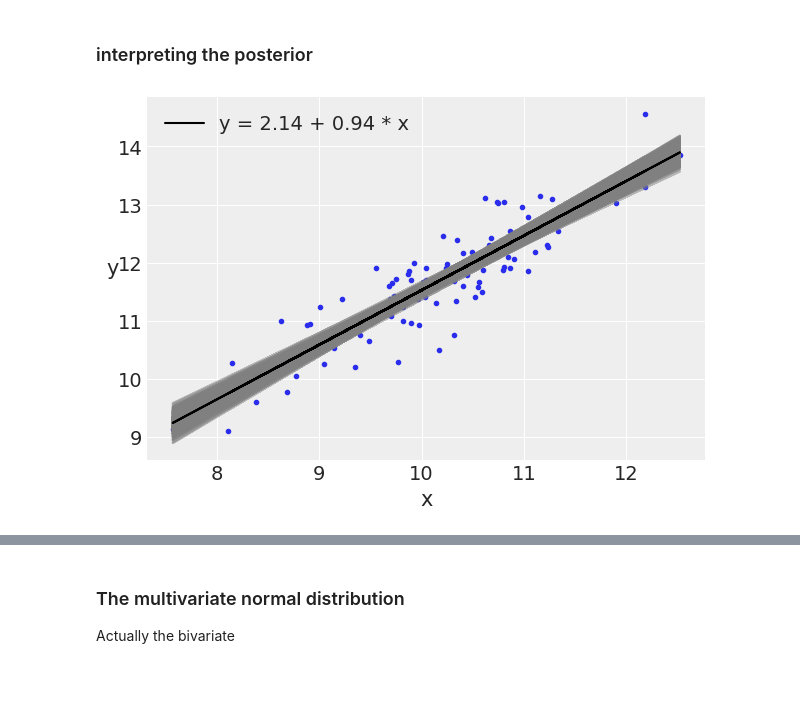
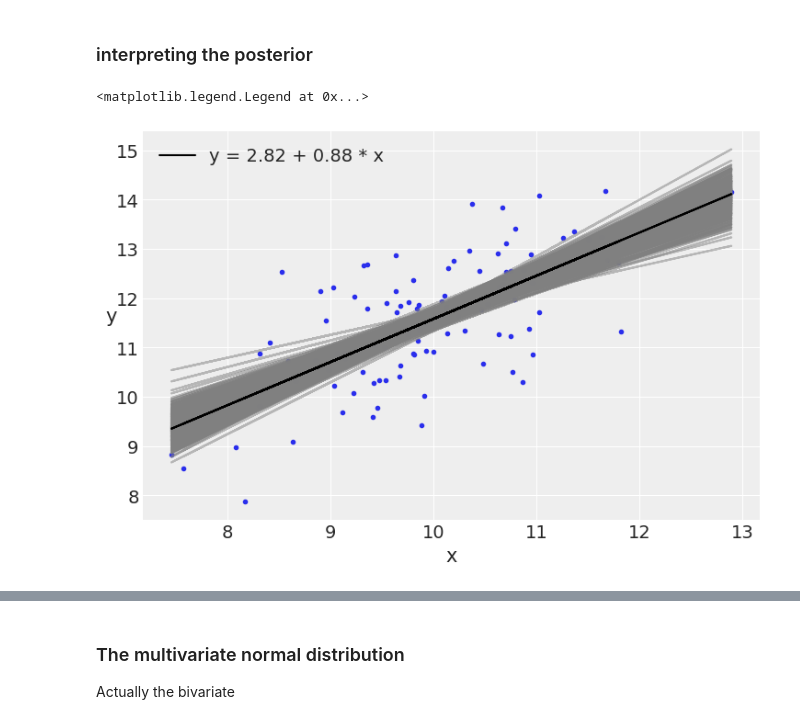
Before and after one commit to tallamjr/bap-numpyro, a Jupyter notebook: notebooks/03-modeling-with-Linear-regressions.ipynb, the cells around one changed output, grey strips where cells are left out. Cells and saved outputs as stored; diff of their text form; code cells hidden in the pictures; blank space fills up the shorter version.

```diff
--- a/notebooks/03-modeling-with-Linear-regressions.ipynb
+++ b/notebooks/03-modeling-with-Linear-regressions.ipynb
@@ -41,10 +76,0 @@ plt.savefig('B11197_03_02.png', dpi=300)
-# %%
-with pm.Model() as model_g:
-    α = pm.Normal('α', mu=0, sd=10)
-    β = pm.Normal('β', mu=0, sd=1)
-    ϵ = pm.HalfCauchy('ϵ', 5)
-
-    μ = pm.Deterministic('μ', α + β * x)
-    y_pred = pm.Normal('y_pred', mu=μ, sd=ϵ, observed=y)
-
-    trace_g = pm.sample(2000, tune=1000)
@@ -57,0 +77,13 @@ The acceptance probability does not match the target. It is 0.9181566238144638,
+# %%
+def model(obs=None):
+    α = numpyro.sample('α', dist.Normal(loc=0, scale=10))
+    β = numpyro.sample('β', dist.Normal(loc=0, scale=1))
+    ϵ = numpyro.sample('ϵ', dist.HalfCauchy(scale=5))
+
+    μ = numpyro.deterministic('μ', α + β * x)
+
+    y_pred = numpyro.sample('y_pred', dist.Normal(loc=μ, scale=ϵ), obs=obs, sample_shape=(len(y),))
+
+kernel = NUTS(model)
+mcmc = MCMC(kernel, num_warmup=1000, num_samples=2000, num_chains=2)
+mcmc.run(random.PRNGKey(seed), obs=y)
@@ -72,22 +111,22 @@ plt.savefig('B11197_03_04.png', dpi=300)
 # %%
 plt.plot(x, y, 'C0.')
 
-alpha_m = trace_g['α'].mean()
-beta_m = trace_g['β'].mean()
+alpha_m = mcmc.get_samples()['α'].mean()
+beta_m = mcmc.get_samples()['β'].mean()
 
-draws = range(0, len(trace_g['α']), 10)
-plt.plot(x, trace_g['α'][draws] + trace_g['β'][draws]
-         * x[:, np.newaxis], c='gray', alpha=0.5)
+draws = range(0, len(mcmc.get_samples()['α']), 10)
+plt.plot(x, mcmc.get_samples()['α'][jnp.array(draws)] + mcmc.get_samples()['β'][jnp.array(draws)]  # https://github.com/google/jax/issues/4564
+         * x[:, jnp.newaxis], c='gray', alpha=0.5)
 
 plt.plot(x, alpha_m + beta_m * x, c='k',
          label=f'y = {alpha_m:.2f} + {beta_m:.2f} * x')
 
 plt.xlabel('x')
 plt.ylabel('y', rotation=0)
 plt.legend()
-plt.savefig('B11197_03_05.png', dpi=300)
 # %% [output]
+<matplotlib.legend.Legend at 0x...>
-[figure, old version]
+[figure, new version]
 # %%
 plt.plot(x, alpha_m + beta_m * x, c='k',
          label=f'y = {alpha_m:.2f} + {beta_m:.2f} * x')
```
Also changed, not shown: parts of 55 cells of this notebook.
